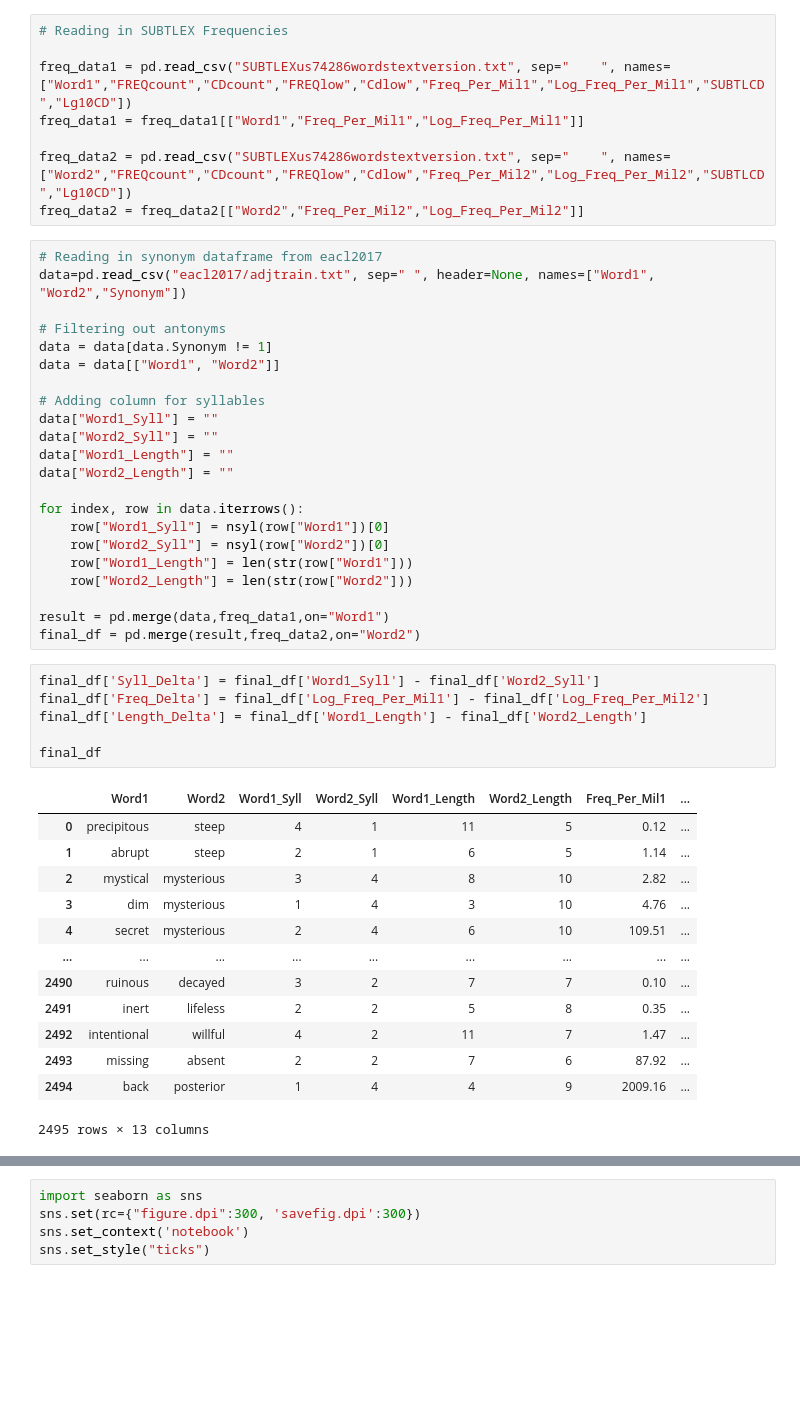
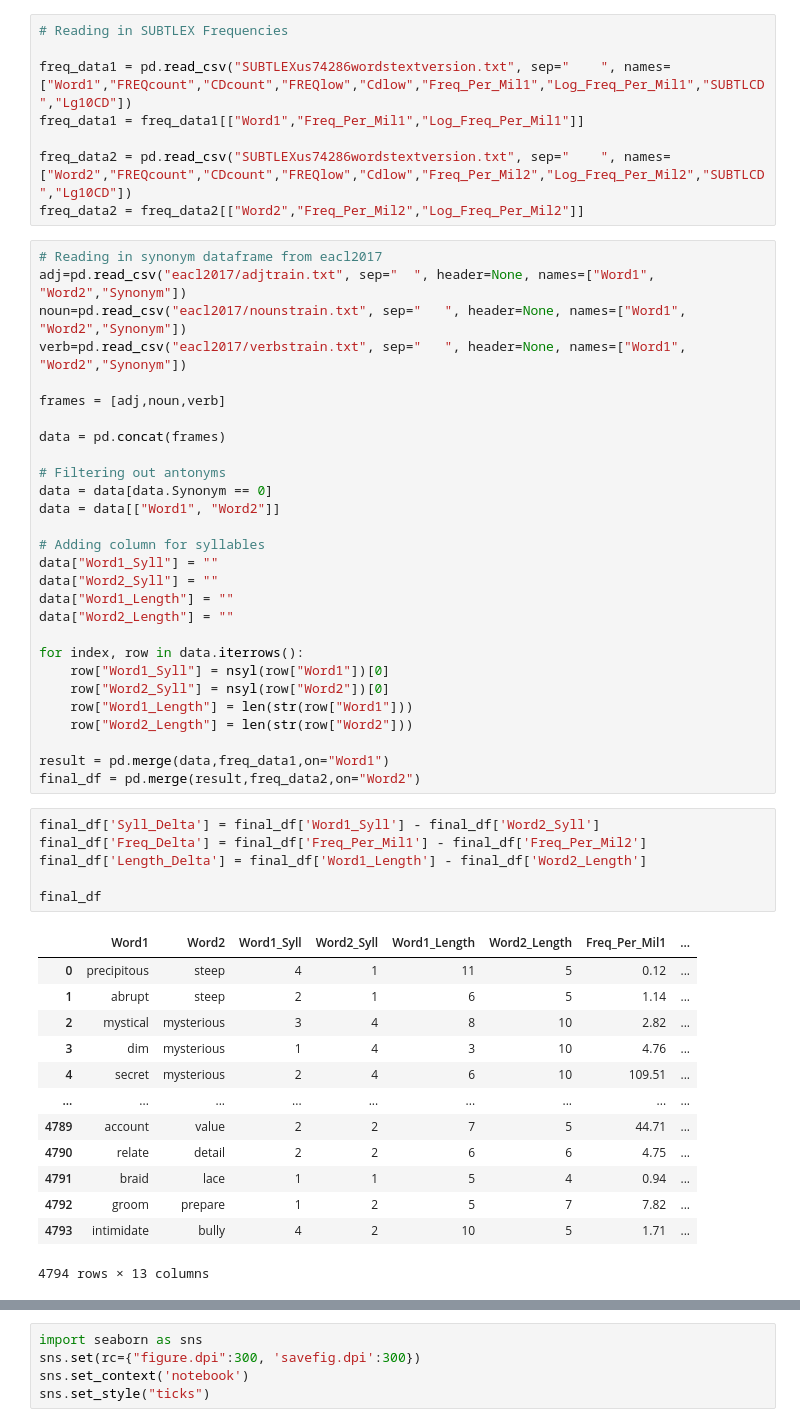
Before and after one commit to leahteich/word_studies, a Jupyter notebook: syllables.ipynb, the cells around one changed output, grey strips where cells are left out. Cells and saved outputs as stored; diff of their text form; blank space fills up the shorter version.

```diff
--- a/syllables.ipynb
+++ b/syllables.ipynb
@@ -25,10 +25,16 @@ freq_data2 = pd.read_csv("SUBTLEXus74286wordstextversion.txt", sep="	", names=["
 freq_data2 = freq_data2[["Word2","Freq_Per_Mil2","Log_Freq_Per_Mil2"]]
 # %%
 # Reading in synonym dataframe from eacl2017
-data=pd.read_csv("eacl2017/adjtrain.txt", sep="	", header=None, names=["Word1", "Word2","Synonym"])
+adj=pd.read_csv("eacl2017/adjtrain.txt", sep="	", header=None, names=["Word1", "Word2","Synonym"])
+noun=pd.read_csv("eacl2017/nounstrain.txt", sep="	", header=None, names=["Word1", "Word2","Synonym"])
+verb=pd.read_csv("eacl2017/verbstrain.txt", sep="	", header=None, names=["Word1", "Word2","Synonym"])
+
+frames = [adj,noun,verb]
+
+data = pd.concat(frames)
 
 # Filtering out antonyms
-data = data[data.Synonym != 1]
+data = data[data.Synonym == 0]
 data = data[["Word1", "Word2"]]
 
 # Adding column for syllables
@@ -47,21 +53,21 @@ result = pd.merge(data,freq_data1,on="Word1")
 final_df = pd.merge(result,freq_data2,on="Word2")
 # %%
 final_df['Syll_Delta'] = final_df['Word1_Syll'] - final_df['Word2_Syll']
-final_df['Freq_Delta'] = final_df['Log_Freq_Per_Mil1'] - final_df['Log_Freq_Per_Mil2']
+final_df['Freq_Delta'] = final_df['Freq_Per_Mil1'] - final_df['Freq_Per_Mil2']
 final_df['Length_Delta'] = final_df['Word1_Length'] - final_df['Word2_Length']
 
 final_df
 # %% [output]
 |  | Word1 | Word2 | Word1_Syll | Word2_Syll | Word1_Length | Word2_Length | Freq_Per_Mil1 | ... |
 | 0 | precipitous | steep | 4 | 1 | 11 | 5 | 0.12 | ... |
 | 1 | abrupt | steep | 2 | 1 | 6 | 5 | 1.14 | ... |
 | 2 | mystical | mysterious | 3 | 4 | 8 | 10 | 2.82 | ... |
 | 3 | dim | mysterious | 1 | 4 | 3 | 10 | 4.76 | ... |
 | 4 | secret | mysterious | 2 | 4 | 6 | 10 | 109.51 | ... |
 | ... | ... | ... | ... | ... | ... | ... | ... | ... |
-| 2490 | ruinous | decayed | 3 | 2 | 7 | 7 | 0.10 | ... |
-| 2491 | inert | lifeless | 2 | 2 | 5 | 8 | 0.35 | ... |
-| 2492 | intentional | willful | 4 | 2 | 11 | 7 | 1.47 | ... |
-| 2493 | missing | absent | 2 | 2 | 7 | 6 | 87.92 | ... |
-| 2494 | back | posterior | 1 | 4 | 4 | 9 | 2009.16 | ... |
+| 4789 | account | value | 2 | 2 | 7 | 5 | 44.71 | ... |
+| 4790 | relate | detail | 2 | 2 | 6 | 6 | 4.75 | ... |
+| 4791 | braid | lace | 1 | 1 | 5 | 4 | 0.94 | ... |
+| 4792 | groom | prepare | 1 | 2 | 5 | 7 | 7.82 | ... |
+| 4793 | intimidate | bully | 4 | 2 | 10 | 5 | 1.71 | ... |
-2495 rows × 13 columns
+4794 rows × 13 columns
```
Also changed, not shown: parts of 4 cells of this notebook, 4 other files.
